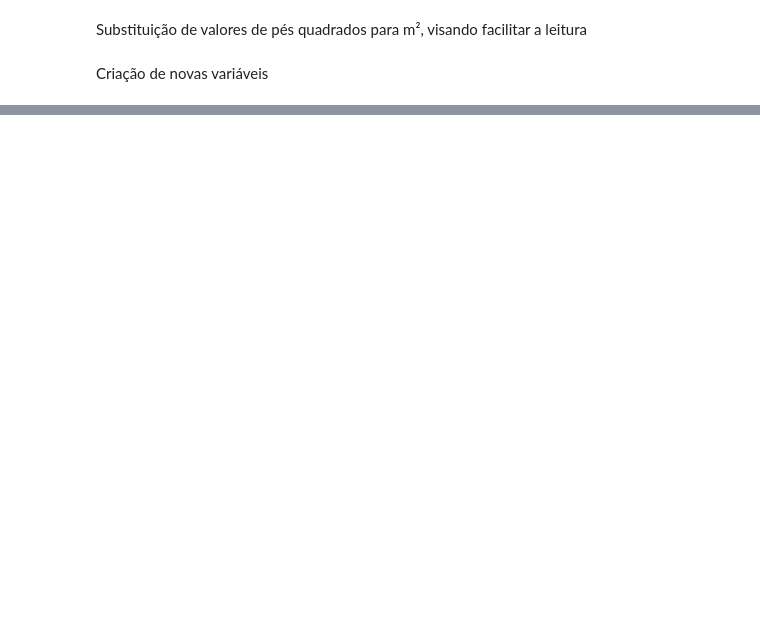
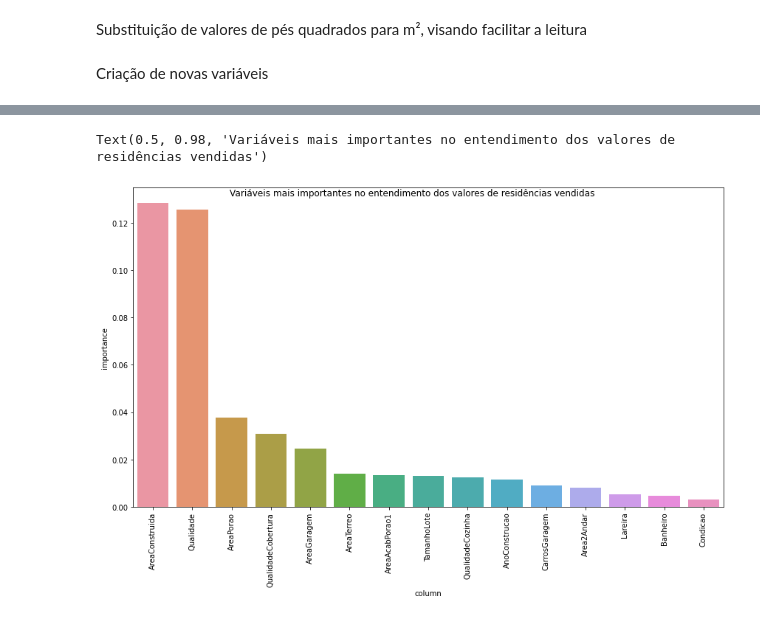
Before and after one commit to LissesCastro/Desafio-Regressao, a Jupyter notebook: Regressao_Valor_de_Imovel_Tera.ipynb, the cells around one changed output, grey strips where cells are left out. Saved outputs shown, nothing was run; the diff lists cells and outputs as text; code cells hidden in the pictures; blank space fills up the shorter version.

```diff
--- a/Regressao_Quinto_Andar.ipynb
+++ b/Regressao_Valor_de_Imovel_Tera.ipynb
@@ -336,0 +535,7 @@ print(v_numericos[filter])
+# %%
+#Validação
+rf_model_final = RandomForestRegressor(n_estimators=240, max_features=0.3)
+rf_model_final.fit(X_train, y_train)
+y_val_model_final = rf_model_final.predict(X_val)
+baseline_report = metrics_report(y_val, y_val_model_final, 'validation')
+baseline_report
@@ -336,0 +550,7 @@ print(v_numericos[filter])
+# %%
+#Teste
+rf_model_final = RandomForestRegressor(n_estimators=240, max_features=0.3)
+rf_model_final.fit(X_train, y_train)
+y_test_model_final = rf_model_final.predict(X_test)
+baseline_report = metrics_report(y_test, y_test_model_final, 'teste')
+baseline_report
@@ -336,0 +567,5 @@ print(v_numericos[filter])
+# %%
+permutation_result = permutation_importance(rf_model_final, X_val, y_val, n_repeats=5)
+# %%
+df_importancia = pd.DataFrame({'column' : X_val.columns, 'importance': permutation_result.importances_mean})
+df_importancia.sort_values(by='importance', ascending=False, inplace=True)
@@ -336,0 +586,10 @@ print(v_numericos[filter])
+# %%
+fig, axs = plt.subplots(figsize=(12,8), facecolor='white')
+ax = sns.barplot(x='column', y="importance", data=df_importancia.nlargest(15, 'importance'))
+plt.xticks(rotation=90)
+plt.tight_layout()
+
+fig.suptitle('Variáveis mais importantes no entendimento dos valores de residências vendidas')
+# %% [output]
+Text(0.5, 0.98, 'Variáveis mais importantes no entendimento dos valores de residências vendidas')
+[figure, added]
```
Also changed, not shown: parts of 65 cells of this notebook, 1 other file.
